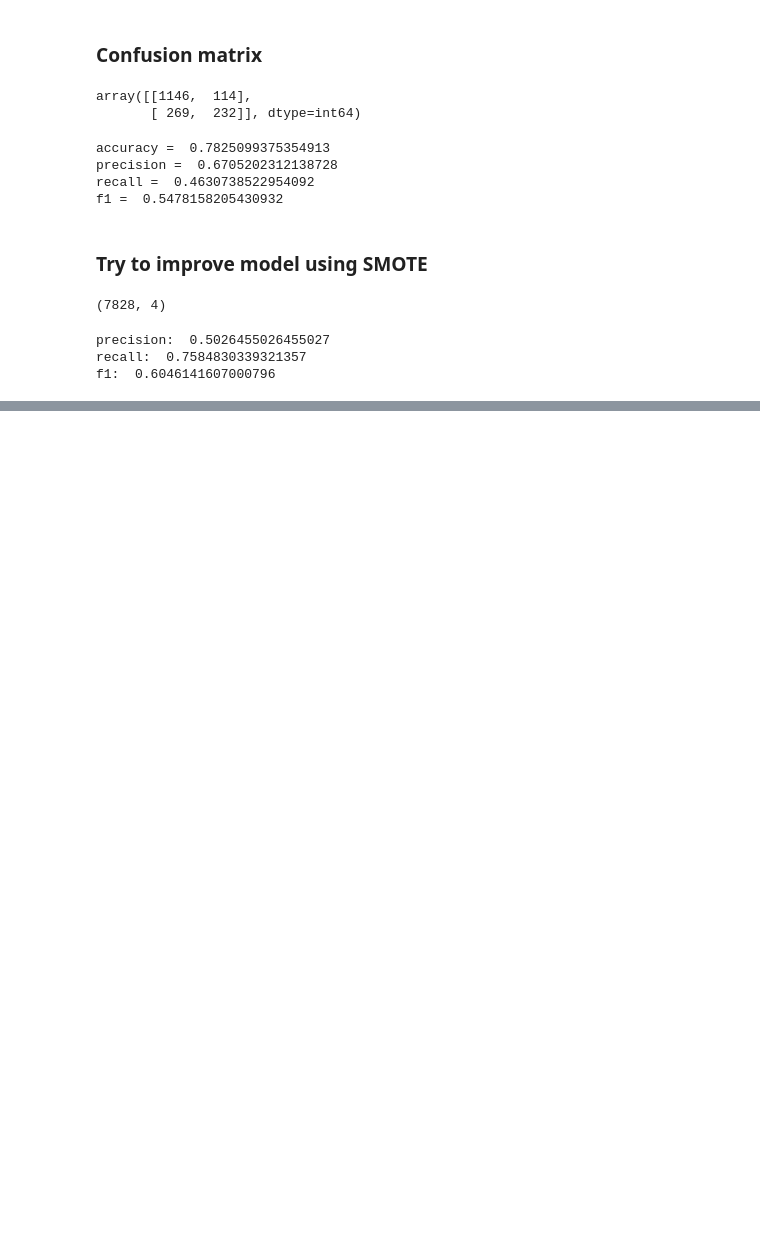
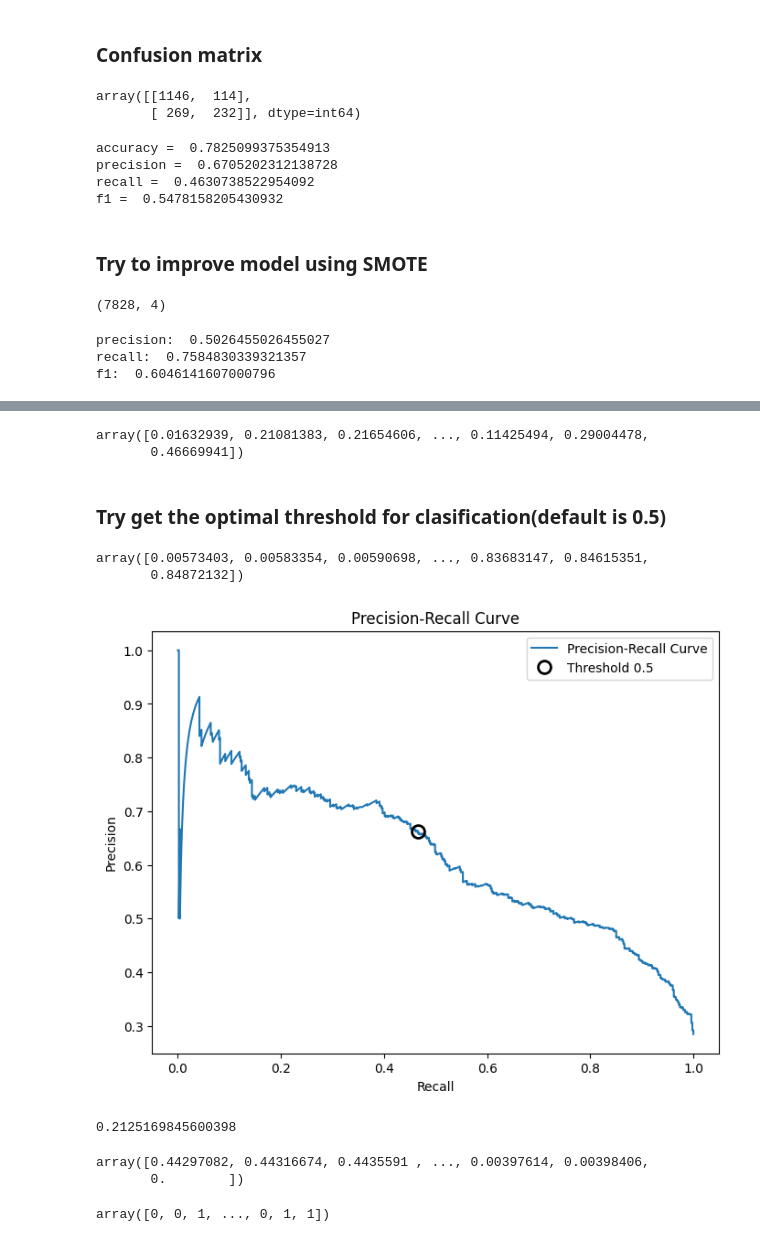
Before and after one commit to Alpha1294/lab-imbalanced-data, a Jupyter notebook: main.ipynb, the cells around one changed output, grey strips where cells are left out. Cells and saved outputs as stored; diff of their text form; code cells hidden in the pictures; blank space fills up the shorter version.

```diff
--- a/main.ipynb
+++ b/main.ipynb
@@ -327,0 +338,62 @@ The application of SMOTE has led to an improvement in recall and F1 score at the
+# %%
+from sklearn.linear_model import LogisticRegression
+from sklearn.metrics import precision_recall_curve
+import matplotlib.pyplot as plt
+import numpy as np
+
+model = LogisticRegression()
+model.fit(X_train,y_train)
+
+#Predict probabilities
+probabilities = model.predict_proba(X_test)[:, 1]  # Get the probabilities for the positive class
+probabilities
+# %% [output]
+array([0.01632939, 0.21081383, 0.21654606, ..., 0.11425494, 0.29004478,
+       0.46669941])
+# %% [markdown]
+### Try get the optimal threshold for clasification(default is 0.5)
+# %%
+# calculate precision,recall and thresholds
+precision, recall, thresholds = precision_recall_curve(y_test, probabilities)
+# %% [output]
+array([0.00573403, 0.00583354, 0.00590698, ..., 0.83683147, 0.84615351,
+       0.84872132])
+# %%
+# Find the threshold that is closest to where recall starts to drop or where precision starts to rise
+close_zero = np.argmin(np.abs(thresholds - 0.5))
+# %%
+# Label the axis and create a legend
+plt.figure(figsize=(8, 6))
+plt.plot(recall, precision, label='Precision-Recall Curve')
+# Mark the point that corresponds to a threshold of 0.5
+plt.plot(recall[close_zero], precision[close_zero], 'o', markersize=10,
+         label='Threshold 0.5', fillstyle="none", c='k', mew=2)
+
+plt.xlabel('Recall')
+plt.ylabel('Precision')
+plt.title('Precision-Recall Curve')
+plt.legend()
+plt.show()
+# %% [output]
+[figure, added]
+# %%
+# Calculate the F1 scores
+f1_scores = 2 * (precision * recall) / (precision + recall) #this will create an array of each pair of recall and precision
+# Find the index of the highest F1 score
+best_f1_index = np.argmax(f1_scores) #get the best f1_score,which represents the best balance between precision and recall for a particular threshold.
+# Find the best threshold
+best_threshold = thresholds[best_f1_index]
+best_threshold
+# %% [output]
+0.2125169845600398
+# %%
+f1_scores
+# %% [output]
+array([0.44297082, 0.44316674, 0.4435591 , ..., 0.00397614, 0.00398406,
+       0.        ])
+# %%
+# apply the new threshold to make predictions
+new_predictions = (probabilities >= best_threshold).astype(int)
+new_predictions
+# %% [output]
+array([0, 0, 1, ..., 0, 1, 1])
```
Also changed, not shown: parts of 17 cells of this notebook.
